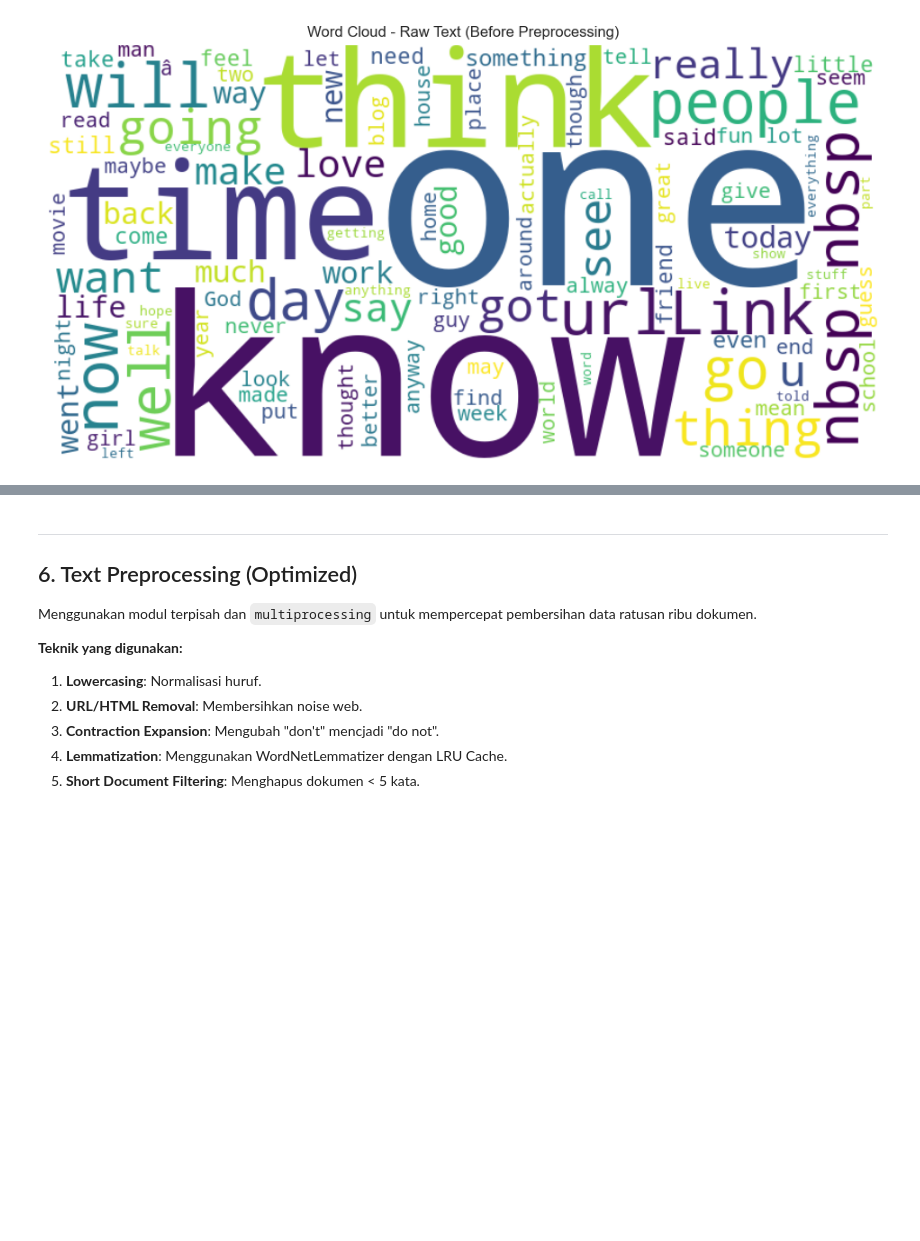
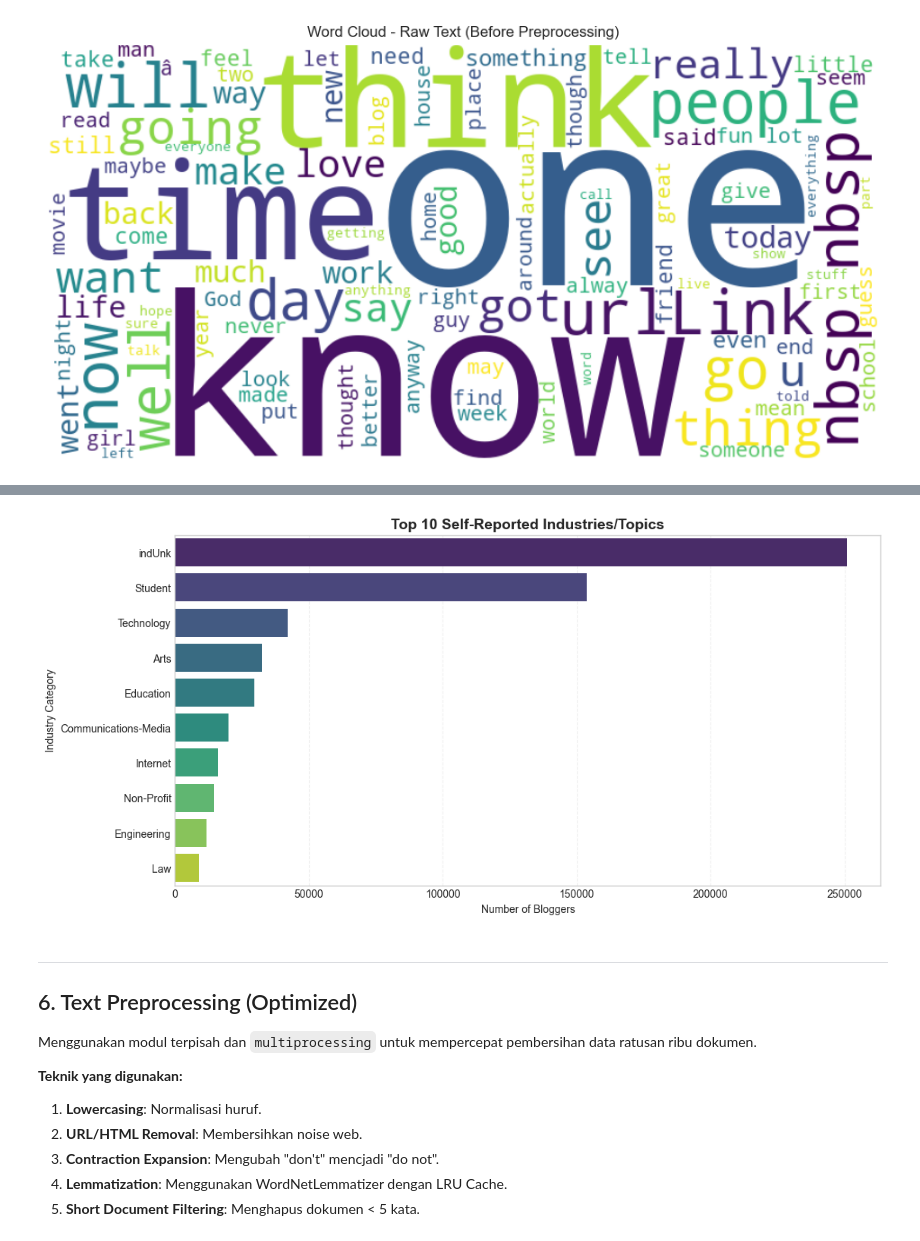
Before and after one commit to josgiv/36230035-UAS-NLP-TopicModelling, a Jupyter notebook: Notebook/36230035_NLP_UAS_Optimized.ipynb, the cells around one changed output, grey strips where cells are left out. Cells and saved outputs as stored; diff of their text form; code cells hidden in the pictures; blank space fills up the shorter version.

```diff
--- a/Notebook/36230035_NLP_UAS_Optimized.ipynb
+++ b/Notebook/36230035_NLP_UAS_Optimized.ipynb
@@ -352,3 +383,21 @@ Generating Word Cloud for raw text...
+# %%
+# Industry/Topic Distribution Visualization
+if 'topic' in df.columns:
+    plt.figure(figsize=(12, 6))
+
+    # Get Top 10 Industries
+    top_industries = df['topic'].value_counts().head(10)
+
+    # Plot Bar Chart
+    sns.barplot(x=top_industries.values, y=top_industries.index, palette='viridis')
+
+    plt.title('Top 10 Self-Reported Industries/Topics', fontsize=14, fontweight='bold')
+    plt.xlabel('Number of Bloggers')
+    plt.ylabel('Industry Category')
+    plt.grid(axis='x', linestyle='--', alpha=0.3)
+    plt.show()
+# %% [output]
+[figure, added]
 # %% [markdown]
 ---
 ## 6. Text Preprocessing (Optimized)
```
Also changed, not shown: parts of 2 cells of this notebook.
